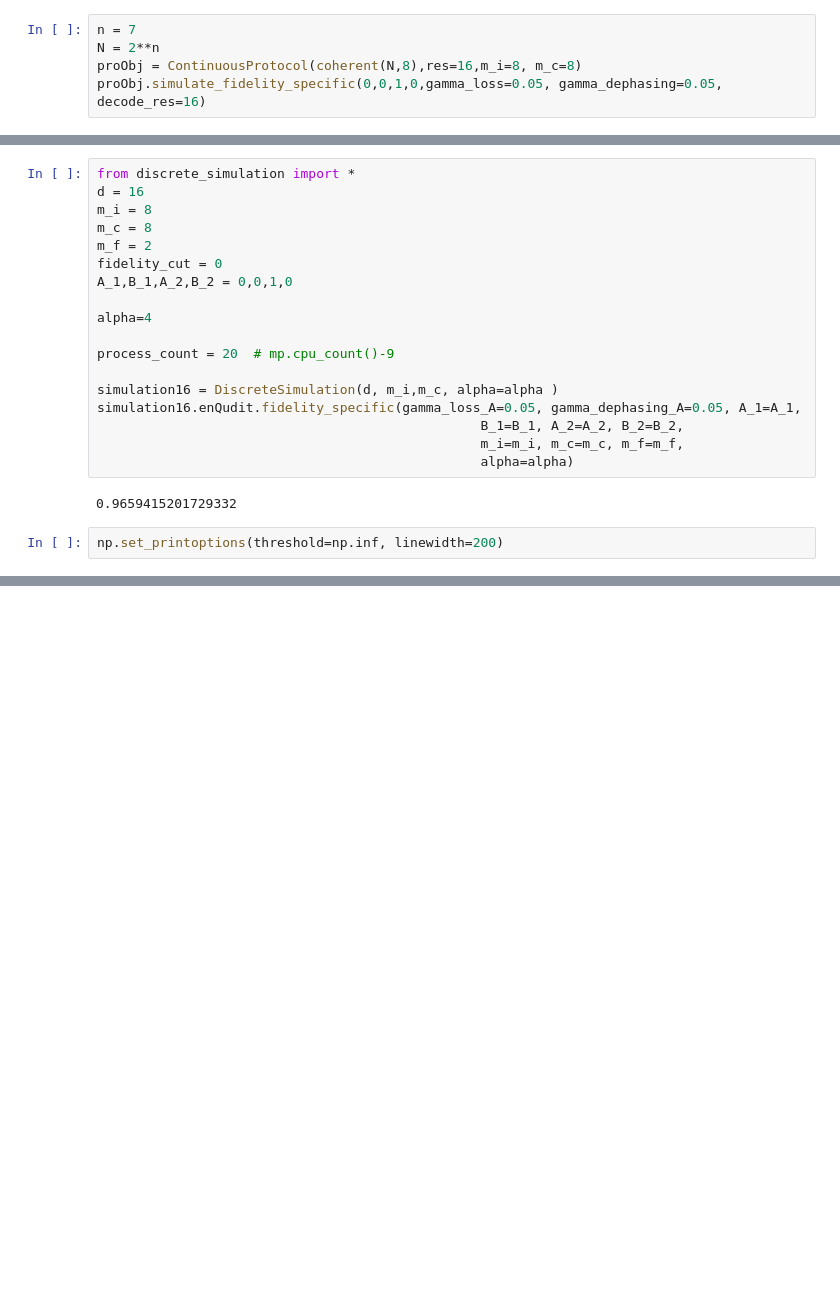
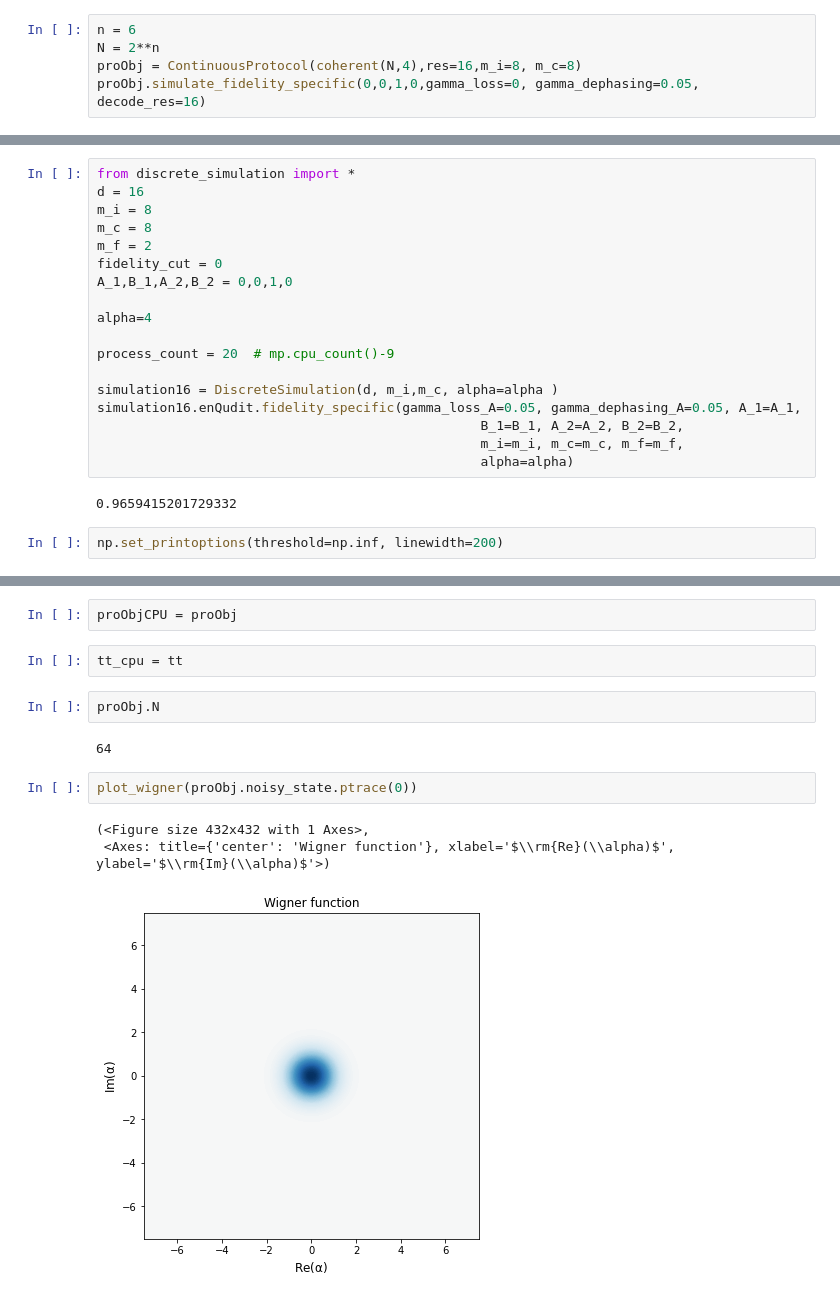
Before and after one commit to RosenblumLab/BosonicEntanglementDistillation, a Jupyter notebook: continuous_playground.ipynb, the cells around one changed output, grey strips where cells are left out. Drawn from its saved outputs; the diff is of its cells as text; blank space fills up the shorter version.

```diff
--- a/continuous_playground.ipynb
+++ b/continuous_playground.ipynb
@@ -314,8 +312,8 @@ array([[0.47624588+0.j, 0.        +0.j, 0.        +0.j, 0.47494797+0.j],
        [0.        +0.j, 0.02430742+0.j, 0.02434366+0.j, 0.        +0.j],
        [0.47494797+0.j, 0.        +0.j, 0.        +0.j, 0.4750668 +0.j]])
 # %%
-n = 7
+n = 6
 N = 2**n
-proObj = ContinuousProtocol(coherent(N,8),res=16,m_i=8, m_c=8)
-proObj.simulate_fidelity_specific(0,0,1,0,gamma_loss=0.05, gamma_dephasing=0.05, decode_res=16)
+proObj = ContinuousProtocol(coherent(N,4),res=16,m_i=8, m_c=8)
+proObj.simulate_fidelity_specific(0,0,1,0,gamma_loss=0, gamma_dephasing=0.05, decode_res=16)
 # %% [output]
@@ -353,0 +376,14 @@ np.set_printoptions(threshold=np.inf, linewidth=200)
+# %%
+proObjCPU = proObj
+# %%
+tt_cpu = tt
+# %%
+proObj.N
+# %% [output]
+64
+# %%
+plot_wigner(proObj.noisy_state.ptrace(0))
+# %% [output]
+(<Figure size 432x432 with 1 Axes>,
+ <Axes: title={'center': 'Wigner function'}, xlabel='$\\rm{Re}(\\alpha)$', ylabel='$\\rm{Im}(\\alpha)$'>)
+[figure, added]
```
Also changed, not shown: parts of 6 cells of this notebook, 3 other files.
